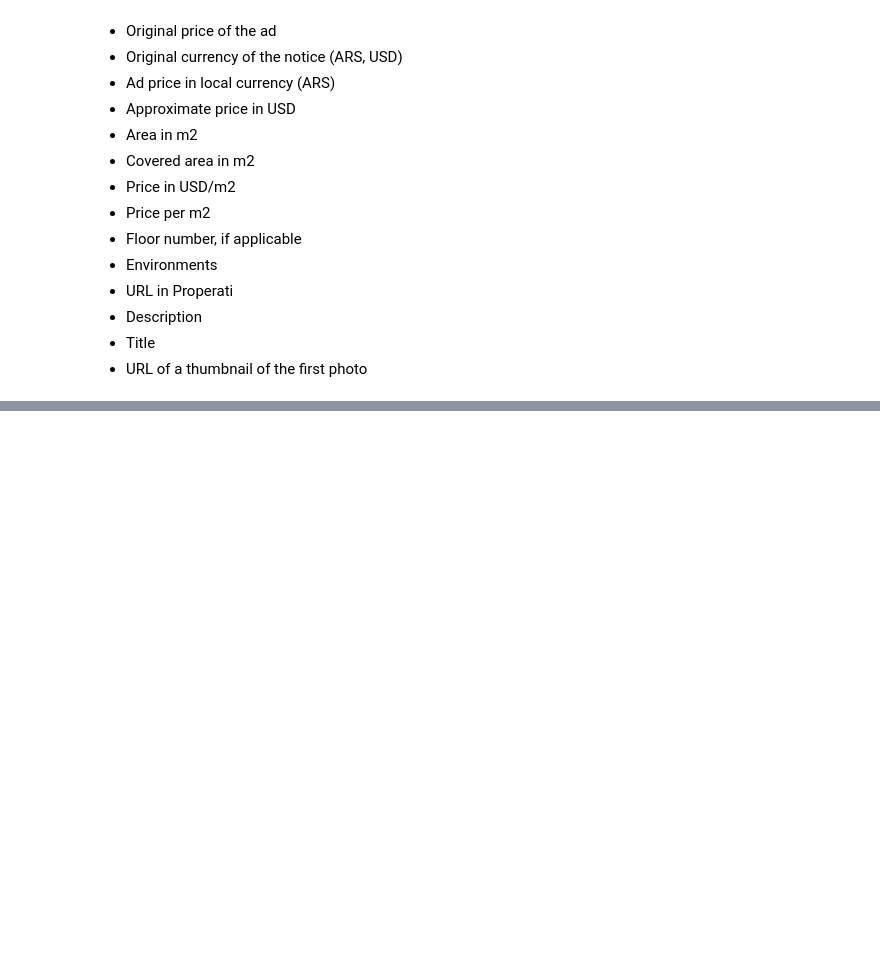
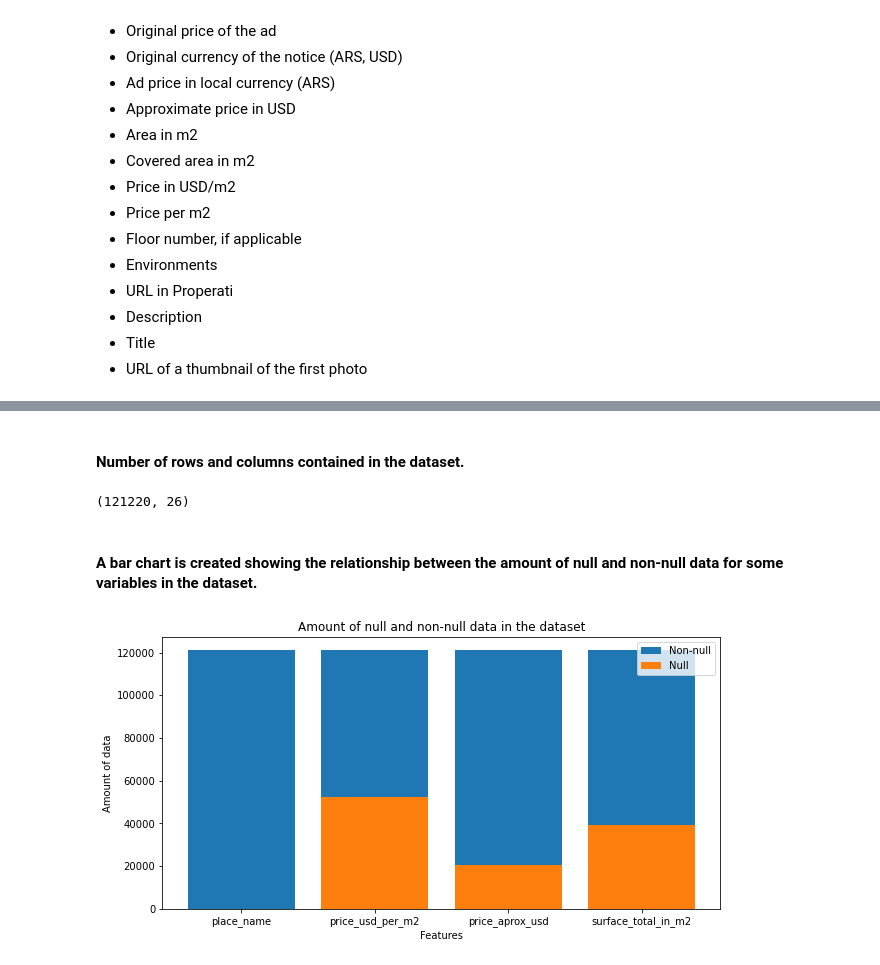
Before and after one commit to JonnathanDMT/Exploratory-Data-Analysis, a Jupyter notebook: CodeWS1.ipynb, the cells around one changed output, grey strips where cells are left out. Cells and saved outputs as stored; diff of their text form; code cells hidden in the pictures; blank space fills up the shorter version.

Commit message:
Initial dataset state

```diff
--- a/CodeWS1.ipynb
+++ b/CodeWS1.ipynb
@@ -44,0 +57,2 @@ The dataset contains information about all the georeferenced properties in the c
+# %%
+data_original = pd.read_csv('properatti.csv')
@@ -44,0 +61,3 @@ The dataset contains information about all the georeferenced properties in the c
+# %%
+data = data_original.copy()
+data.head(3)
@@ -44,0 +128,26 @@ The dataset contains information about all the georeferenced properties in the c
+# %% [markdown]
+#### Number of rows and columns contained in the dataset.
+# %%
+data.shape
+# %% [output]
+(121220, 26)
+# %% [markdown]
+#### A bar chart is created showing the relationship between the amount of null and non-null data for some variables in the dataset.
+# %%
+columns = ['place_name','price_usd_per_m2','price_aprox_usd','surface_total_in_m2']
+null = data[columns].isna().sum().values
+not_null = data[columns].notna().sum().values
+
+plt.figure(figsize = (10,5), edgecolor = 'blue')
+plt.bar(columns, not_null, label = 'Non-null', bottom = null)
+plt.bar(columns, null, label = 'Null')
+
+plt.xticks(columns)
+plt.ylabel("Amount of data")
+plt.xlabel("Features")
+plt.title('Amount of null and non-null data in the dataset')
+plt.legend(loc = 'best')
+
+plt.show()
+# %% [output]
+[figure, added]
```
Also changed, not shown: parts of 12 cells of this notebook.
